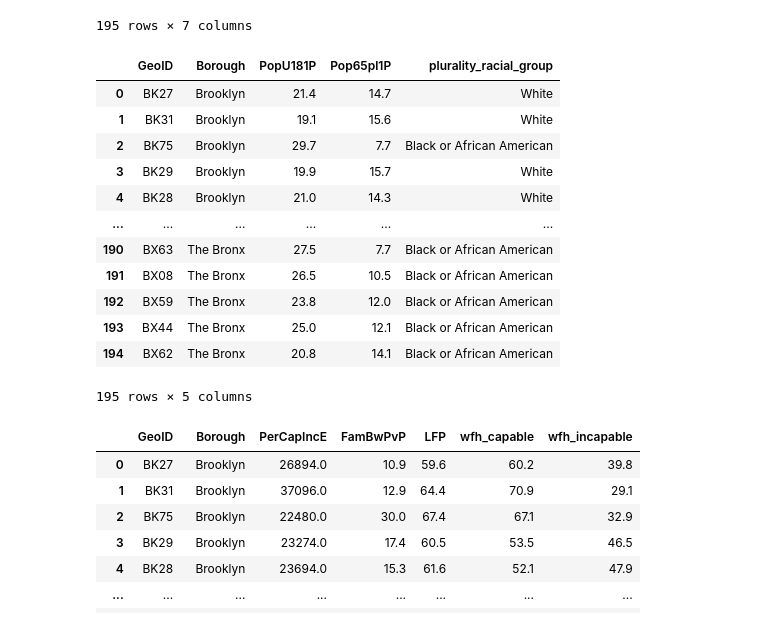
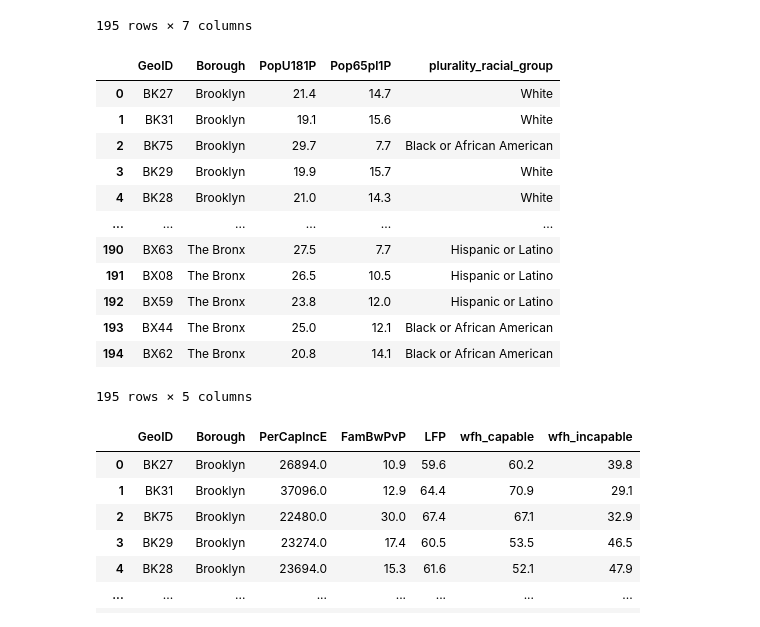
Before and after one commit to danieldc98/NYCneighborhoodInternetAdoption, a Jupyter notebook: preprocessing.ipynb, the cells around one changed output. Cells and saved outputs as stored; diff of their text form; code cells hidden in the pictures.

```diff
--- a/preprocessing.ipynb
+++ b/preprocessing.ipynb
@@ -71,36 +71,37 @@ soc
 demo = pd.read_excel("./data/raw/ACS5yrNTA/demo_2016acs5yr_nta.xlsx", sheet_name="DemData")
 racial_cols = {
     "WtNHP": "White",
     "BlNHP": "Black or African American",
     "AIANNHP": "American Indian and Alaska Native",
     "AsnNHP": "Asian",
     "NHPINHP": "Native Hawaiian and Other Pacific Islander",
     "OthNHP": "Some other race",
     "Rc2plNHP": "Two or more races",
+    "Hsp1P": "Hispanic or Latino",
 }
 demo_data_to_keep = [
     "GeoID",
     "Borough",
     "PopU181P",
     "Pop65pl1P",
 ] + list(racial_cols.keys())
 
 demo = demo[demo_data_to_keep]
 demo["plurality_racial_group"] = demo[racial_cols].idxmax(axis=1)
 demo["plurality_racial_group"] = demo["plurality_racial_group"].replace(racial_cols)
 demo.drop(columns=list(racial_cols.keys()), inplace=True)
 demo
 # %% [output]
 |  | GeoID | Borough | PopU181P | Pop65pl1P | plurality_racial_group |
 | 0 | BK27 | Brooklyn | 21.4 | 14.7 | White |
 | 1 | BK31 | Brooklyn | 19.1 | 15.6 | White |
 | 2 | BK75 | Brooklyn | 29.7 | 7.7 | Black or African American |
 | 3 | BK29 | Brooklyn | 19.9 | 15.7 | White |
 | 4 | BK28 | Brooklyn | 21.0 | 14.3 | White |
 | ... | ... | ... | ... | ... | ... |
-| 190 | BX63 | The Bronx | 27.5 | 7.7 | Black or African American |
-| 191 | BX08 | The Bronx | 26.5 | 10.5 | Black or African American |
-| 192 | BX59 | The Bronx | 23.8 | 12.0 | Black or African American |
+| 190 | BX63 | The Bronx | 27.5 | 7.7 | Hispanic or Latino |
+| 191 | BX08 | The Bronx | 26.5 | 10.5 | Hispanic or Latino |
+| 192 | BX59 | The Bronx | 23.8 | 12.0 | Hispanic or Latino |
 | 193 | BX44 | The Bronx | 25.0 | 12.1 | Black or African American |
 | 194 | BX62 | The Bronx | 20.8 | 14.1 | Black or African American |
 195 rows × 5 columns
```
Also changed, not shown: 4 other files.
